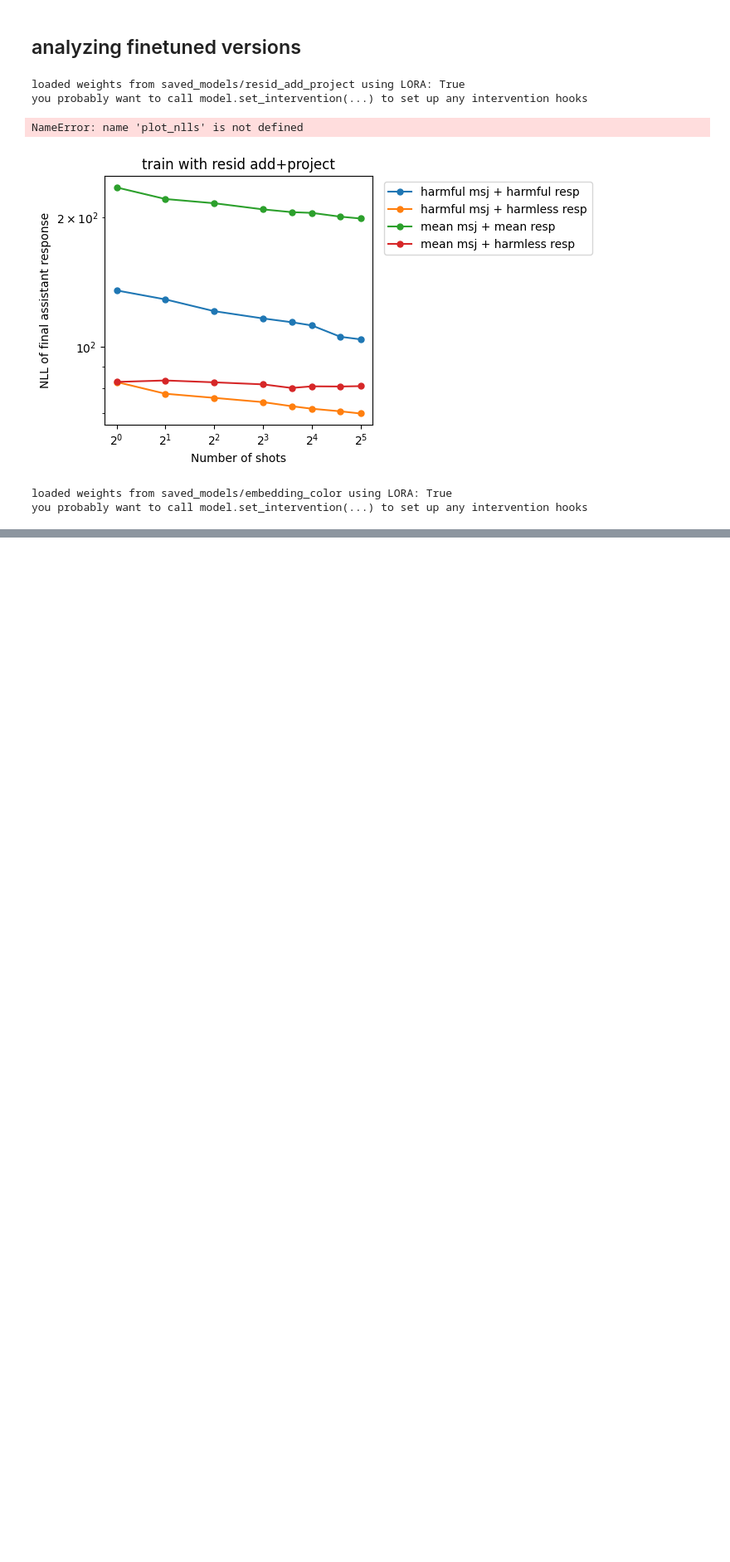
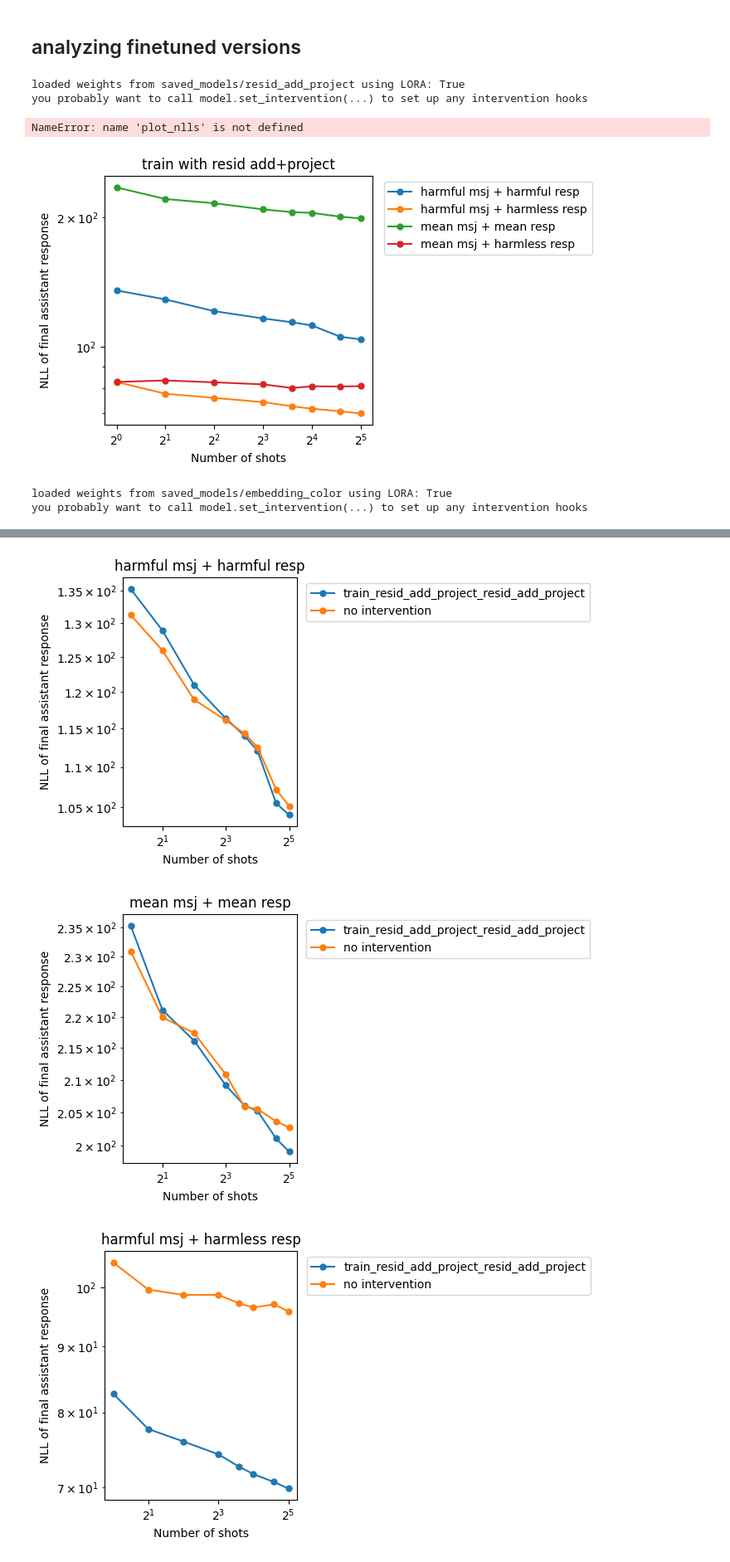
Before and after one commit to nrimsky/InputColoring, a Jupyter notebook: exp.ipynb, the cells around one changed output, grey strips where cells are left out. Shown at 83% size. Drawn from its saved outputs; the diff is of its cells as text; code cells hidden in the pictures; blank space fills up the shorter version.

```diff
--- a/exp.ipynb
+++ b/exp.ipynb
@@ -326,0 +336,6 @@ plot_nlls(["results/test/msjs_recovery_train_embedding_color_embedding_color.jso
+# %%
+plot_experiment("train_resid_add_project_resid_add_project")
+# %% [output]
+[figure, added]
+[figure, added]
+[figure, added]
```
Also changed, not shown: parts of 12 cells of this notebook, 17 other files.
